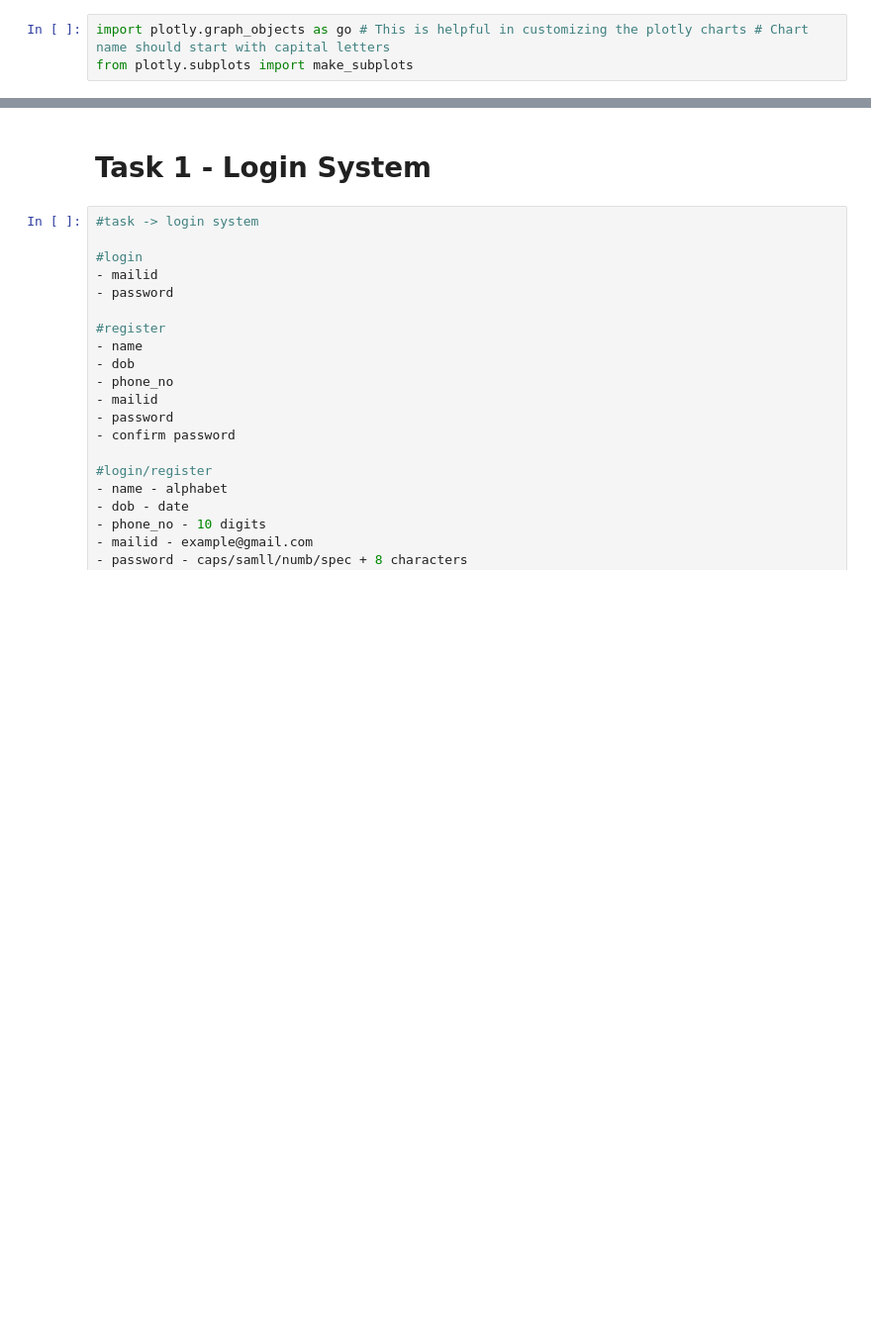
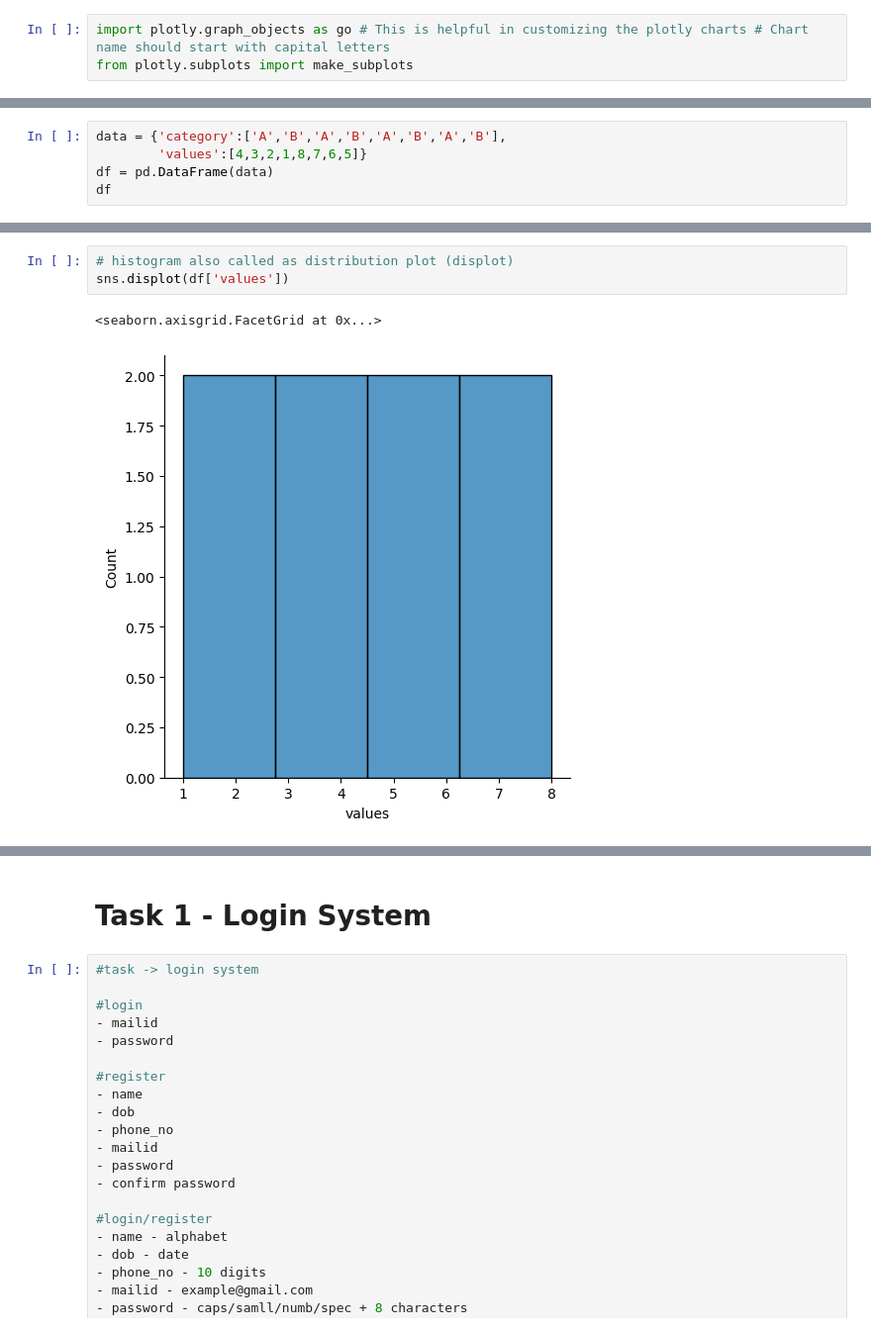
Before and after one commit to AhammedKabeer434/data_1, a Jupyter notebook: Data_Science.ipynb, the cells around one changed output, grey strips where cells are left out. Shown at 99% size. Saved outputs shown, nothing was run; the diff lists cells and outputs as text; blank space fills up the shorter version.

```diff
--- a/Data_Science.ipynb
+++ b/Data_Science.ipynb
@@ -3398,0 +3420,5 @@ Please replace it with one of the following more specific types
+# %%
+data = {'category':['A','B','A','B','A','B','A','B'],
+        'values':[4,3,2,1,8,7,6,5]}
+df = pd.DataFrame(data)
+df
@@ -3398,0 +3435,6 @@ Please replace it with one of the following more specific types
+# %%
+# histogram also called as distribution plot (displot)
+sns.displot(df['values'])
+# %% [output]
+<seaborn.axisgrid.FacetGrid at 0x...>
+[figure, added]
```
Also changed, not shown: parts of 15 cells of this notebook.
